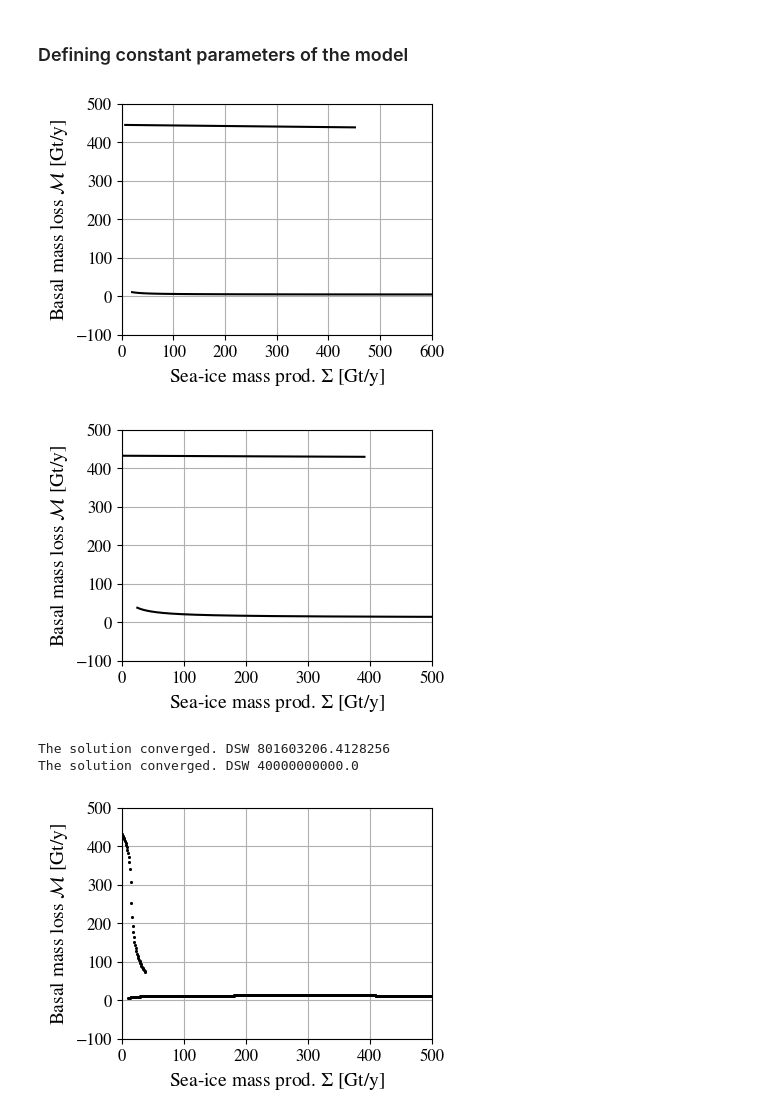
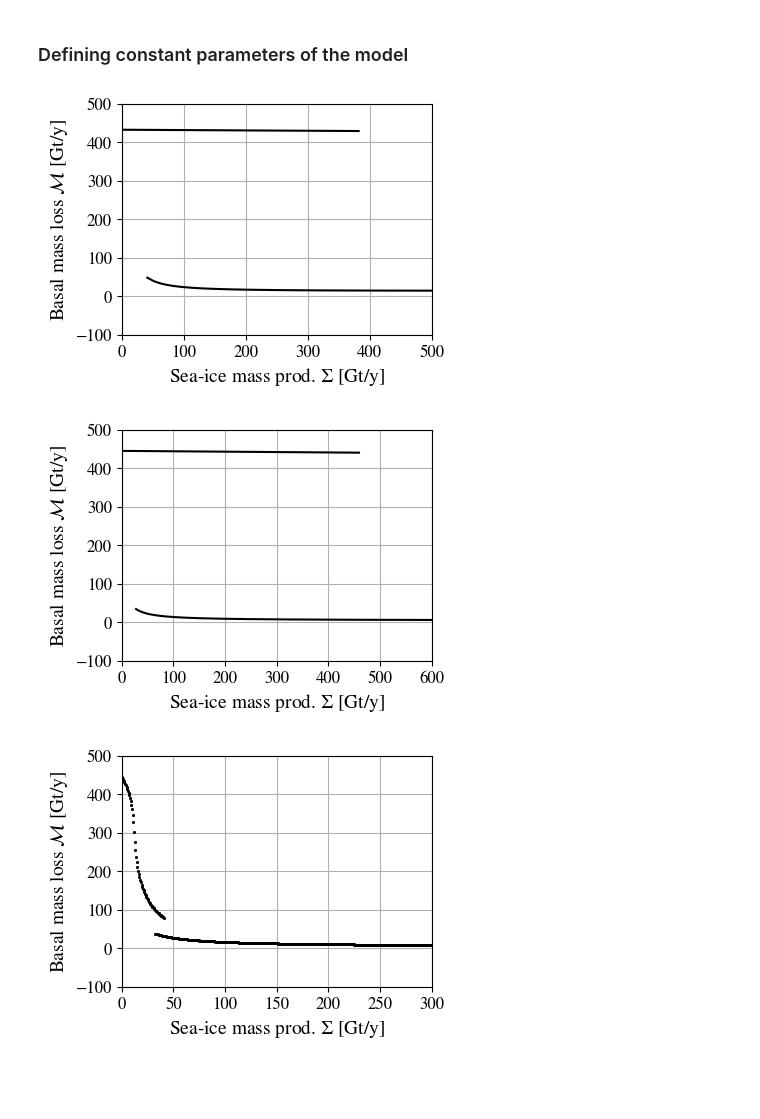
Before and after one commit to lsaddier/Low-Dimensionnal-Model-2025, a Jupyter notebook: Figure2.ipynb, the cells around one changed output. Saved outputs shown, nothing was run; the diff lists cells and outputs as text; code cells hidden in the pictures; blank space fills up the shorter version.

```diff
--- a/Figure2.ipynb
+++ b/Figure2.ipynb
@@ -95,7 +95,7 @@ C2 = 4e6 #m^6/s/kg
 import imp
 imp.reload(fbm)
 
-index = 11 #Fichner-Ronne ice shelf
+index = 31 #Fichner-Ronne ice shelf
 
 
 nbox = int(inputs.Nbox.sel(Nisf=index).values)
@@ -116,12 +116,13 @@ list_Ap = np.linspace(Ap_min,Ap_max,Npoints)
 AABW = False
 
 guess_diff = np.array([0.1,0,34.3,34.0])
-guess_conv = np.array([0.1,34])
+guess_conv = np.array([0.1,0,34.3,34.0])
+#guess_conv = np.array([0.1,34])
 
 
 plt.figure(figsize=(4,3))
 
-for func, guess, sign in zip([fbm.BoxModel_diff,fbm.BoxModel_conv],[guess_diff,guess_conv],[-1,1]):
+for func, guess, sign, kappa in zip([fbm.BoxModel_diff,fbm.BoxModel_diff],[guess_diff,guess_conv],[-1,1], [kappa_diff,kappa_conv]):
 
         melt_list = []
         overt = []
@@ -131,19 +132,19 @@ for func, guess, sign in zip([fbm.BoxModel_diff,fbm.BoxModel_conv],[guess_diff,g
         sig_d_0 = []
         for Ap in list_Ap:
 
-            X, info, ier, msg = fsolve(func, guess, args = (nbox,C,gammaT,Ac,Omega,T0,S0,Ap, kappa_diff ,g,frac,depth, C2, T_surf, S_surf), full_output=True)
+            X, info, ier, msg = fsolve(func, guess, args = (nbox,C,gammaT,Ac,Omega,T0,S0,Ap, kappa ,g,frac,depth, C2, T_surf, S_surf), full_output=True)
             if ier != 1: #management of non convergence cases
                 while ier != 1:
-                    X, info, ier, msg = fsolve(func, np.random.normal(guess,0.1), args = (nbox,C,gammaT,Ac,Omega,T0,S0,Ap,kappa_diff,g,frac,depth, C2, T_surf, S_surf), full_output=True)
+                    X, info, ier, msg = fsolve(func, np.random.normal(guess,0.1), args = (nbox,C,gammaT,Ac,Omega,T0,S0,Ap,kappa,g,frac,depth, C2, T_surf, S_surf), full_output=True)
                 print(msg,sign,Ap)
             guess = X
 
-            if sign == -1: #diff
-                 Tp, Td, Sp, Sd = X
-                 sigma = fbm.compute_Sigma(X)
-            else: #conv
-                Td, Sd = X
-                sigma = 0
+            #if sign == -1: #diff
+            Tp, Td, Sp, Sd = X
+            sigma = fbm.compute_Sigma(X)
+            #else: #conv
+            #    Td, Sd = X
+            #    sigma = 0
 
 
             T,S,melt,q = fbm.PICO(Td, Sd, nbox, C, gammaT, Ac, frac, depth)
@@ -153,44 +154,44 @@ for func, guess, sign in zip([fbm.BoxModel_diff,fbm.BoxModel_conv],[guess_diff,g
 
 
             melt_list.append(m_avg*12) #m/y
             overt.append(q/1e6) #Sv
             Sd_list.append(Sd) #PSU
             DSW.append(q_DSW/1e6) #Sv
             sig.append(sigma)
             sig_d_0.append(sigma_d_0)
 
         stab = np.array(sig_d_0)*sign > 0
         #melt_list = np.ma.masked_where(np.logical_not(stab),np.array(melt_list))
         #overt = np.ma.masked_where(np.logical_not(stab),np.array(overt))
         #Sd_list = np.ma.masked_where(np.logical_not(stab),np.array(Sd_list))
         #DSW = np.ma.masked_where(np.logical_not(stab),np.array(DSW))
 
         x_axis = np.ma.masked_where(np.logical_not(stab),list_Ap) *Omega*rho_i/1e12*3600*24*365.25 # Gt/y
         y_axis = melt_list*Ac*rho_i/1e12 # Gt/y
 
         plt.plot(x_axis,y_axis,c='black')
 
 
 
 #plt.hlines(0,0,np.max(x_axis), colors='black',linestyle='dotted')
 plt.ylim((-100,500))
-plt.xlim((0,600))
+plt.xlim((0,500))
 plt.xlabel(r'Sea-ice mass prod. $\Sigma$ [Gt/y]')
 plt.ylabel(r'Basal mass loss $\mathcal{M}$ [Gt/y]')
 plt.grid()
 plt.savefig('Figures/Figure2.pdf',format="pdf", bbox_inches = 'tight')
 plt.show()
 # %% [output]
-[figure, old version]
+[figure, new version]
 # %%
 #try with eddy intrusion of CDW
 
 import imp
 imp.reload(fbm)
 
-index = 31 #Amery ice shelf
+index = 11 #Amery ice shelf
 
-r = 0.1
+r = 0.03
 
 
 nbox = int(inputs.Nbox.sel(Nisf=index).values)
@@ -204,7 +205,7 @@ T0 = np.mean(inputs.T0.sel(Nisf=index).values)
 S0 = np.mean(inputs.S0.sel(Nisf=index).values)
 
 Ap_min = 0.
-Ap_max = 40e9
+Ap_max = 80e9
 Npoints = 1000
 list_Ap = np.linspace(Ap_min,Ap_max,Npoints)
 
@@ -267,24 +268,24 @@ for kappa, guess, sign, mode in zip([kappa_diff, kappa_conv],[guess_diff,guess_c
 
 #plt.hlines(0,0,np.max(x_axis), colors='black',linestyle='dotted')
 plt.ylim((-100,500))
-plt.xlim((0,500))
+plt.xlim((0,600))
 plt.xlabel(r'Sea-ice mass prod. $\Sigma$ [Gt/y]')
 plt.ylabel(r'Basal mass loss $\mathcal{M}$ [Gt/y]')
 plt.grid()
 plt.savefig('Figures/Figure2.pdf',format="pdf", bbox_inches = 'tight')
 plt.show()
 # %% [output]
-[figure, old version]
+[figure, new version]
 # %%
 #try with eddy intrusion of CDW
 
 import imp
 imp.reload(fbm)
 
-index = 31 #Amery ice shelf
+index = 11 #Amery ice shelf
 
 Lamb = 0.4 #kg/m^3
-r = 0. # eddy intrusion of CDW
+r = 0.03 # eddy intrusion of CDW
 
 
 nbox = int(inputs.Nbox.sel(Nisf=index).values)
@@ -376,13 +377,11 @@ for mode, sign in zip(['CDW','DSW'],[-1,1]):
 
 #plt.hlines(0,0,np.max(x_axis), colors='black',linestyle='dotted')
 plt.ylim((-100,500))
-plt.xlim((0,500))
+plt.xlim((0,300))
 plt.xlabel(r'Sea-ice mass prod. $\Sigma$ [Gt/y]')
 plt.ylabel(r'Basal mass loss $\mathcal{M}$ [Gt/y]')
 plt.grid()
 plt.savefig('Figures/Figure2.pdf',format="pdf", bbox_inches = 'tight')
 plt.show()
 # %% [output]
-The solution converged. DSW 801603206.4128256
-The solution converged. DSW 40000000000.0
-[figure, old version]
+[figure, new version]
```
Also changed, not shown: parts of 1 cell of this notebook, 7 other files.
